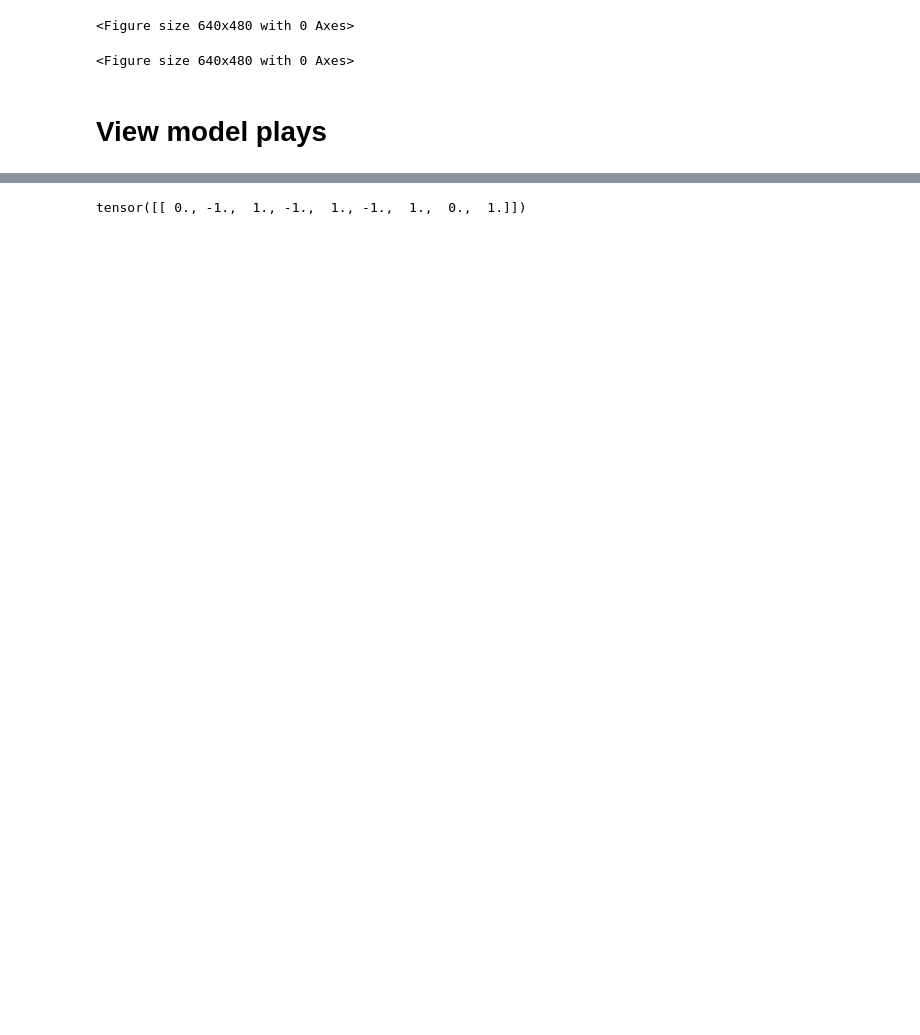
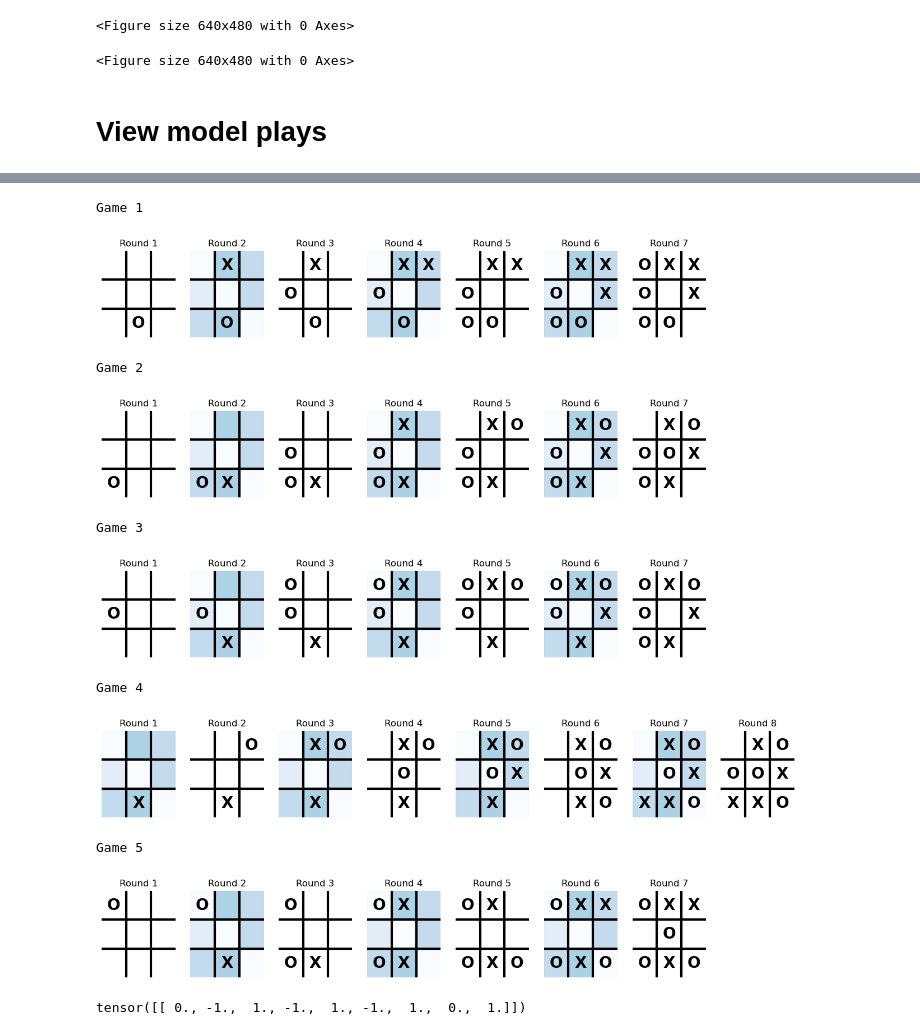
Before and after one commit to Jordanbarker/TicTacToe, a Jupyter notebook: Code new.ipynb, the cells around one changed output, grey strips where cells are left out. Cells and saved outputs as stored; diff of their text form; code cells hidden in the pictures; blank space fills up the shorter version.

```diff
--- a/Code new.ipynb
+++ b/Code new.ipynb
@@ -402,3 +393,18 @@ Round 5
+# %%
+for i in range(5):
+    print("Game", i+1)
+    play_game()
+# %% [output]
+Game 1
+[figure, added]
+Game 2
+[figure, added]
+Game 3
+[figure, added]
+Game 4
+[figure, added]
+Game 5
+[figure, added]
 # %%
 observation
 # %% [output]
```
Also changed, not shown: parts of 6 cells of this notebook, 3 other files.
